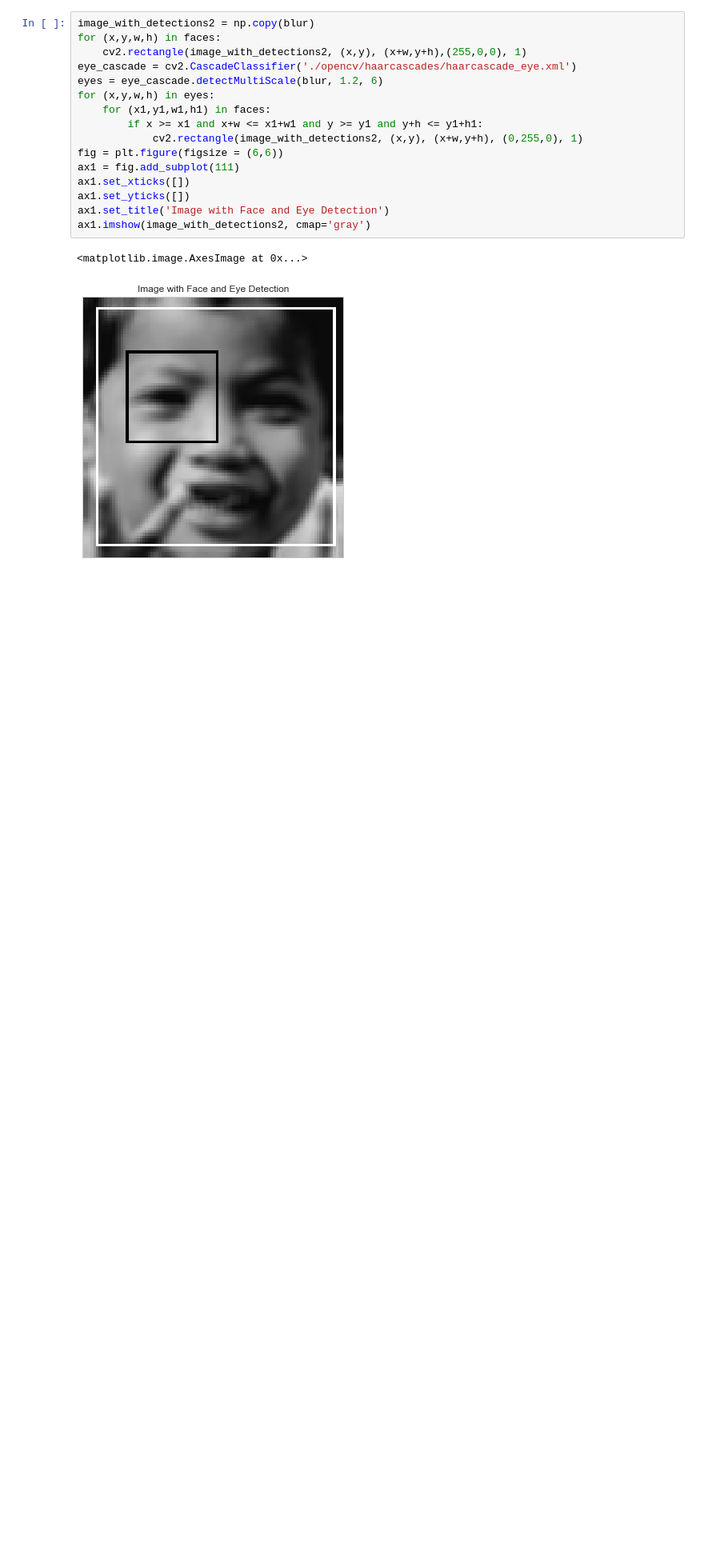
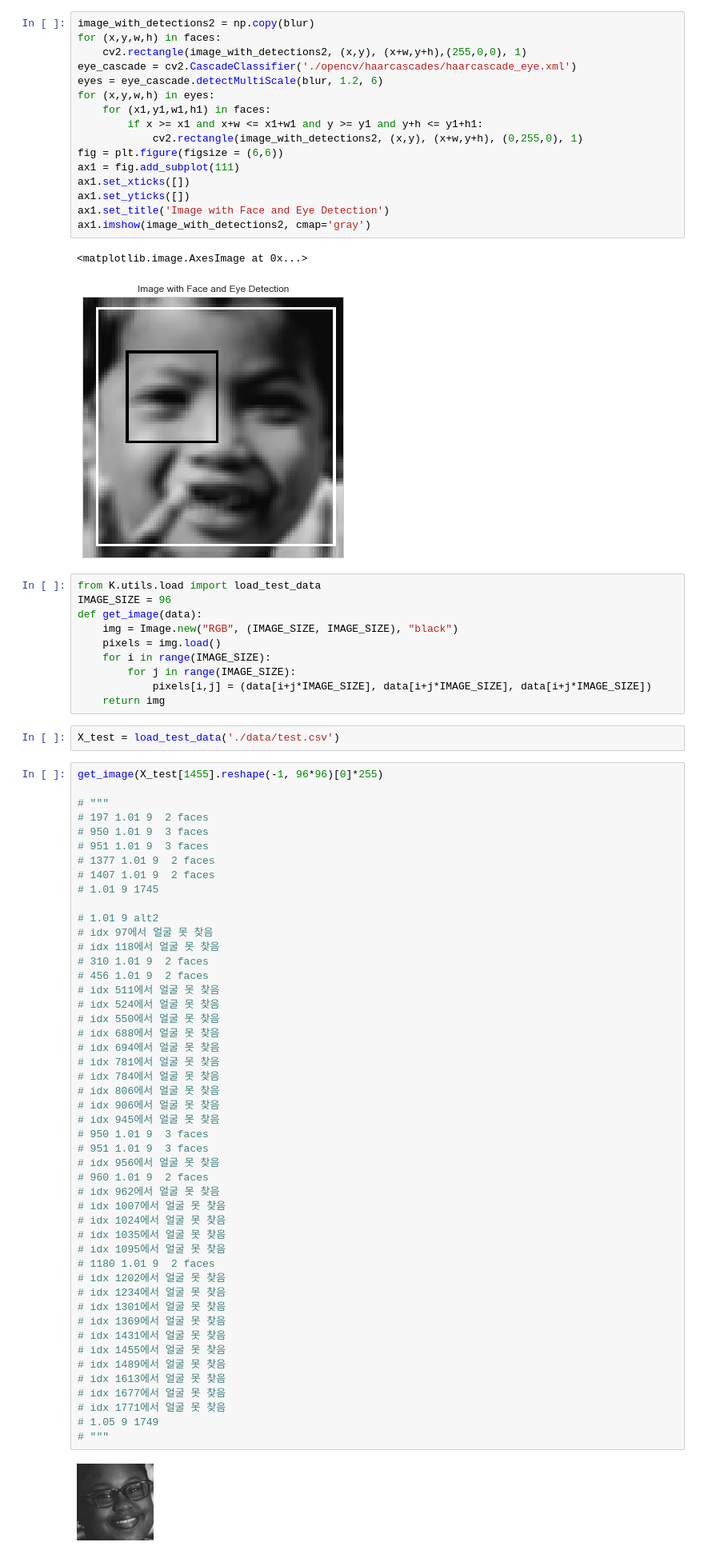
Before and after one commit to sanghapark/facial-keypoints-detection, a Jupyter notebook: OpenCV + Keras.ipynb, the cells around one changed output. Shown at 80% size. Saved outputs shown, nothing was run; the diff lists cells and outputs as text; blank space fills up the shorter version.

```diff
--- a/OpenCV + Keras.ipynb
+++ b/OpenCV + Keras.ipynb
@@ -153,3 +153,65 @@ ax1.imshow(image_with_detections2, cmap='gray')
 # %% [output]
 <matplotlib.image.AxesImage at 0x...>
 [figure]
+# %%
+from K.utils.load import load_test_data
+IMAGE_SIZE = 96
+def get_image(data):
+    img = Image.new("RGB", (IMAGE_SIZE, IMAGE_SIZE), "black")
+    pixels = img.load()
+    for i in range(IMAGE_SIZE):
+        for j in range(IMAGE_SIZE):
+            pixels[i,j] = (data[i+j*IMAGE_SIZE], data[i+j*IMAGE_SIZE], data[i+j*IMAGE_SIZE])
+    return img
+# %%
+X_test = load_test_data('./data/test.csv')
+# %%
+get_image(X_test[1455].reshape(-1, 96*96)[0]*255)
+
+# """
+# 197 1.01 9  2 faces
+# 950 1.01 9  3 faces
+# 951 1.01 9  3 faces
+# 1377 1.01 9  2 faces
+# 1407 1.01 9  2 faces
+# 1.01 9 1745
+
+# 1.01 9 alt2
+# idx 97에서 얼굴 못 찾음
+# idx 118에서 얼굴 못 찾음
+# 310 1.01 9  2 faces
+# 456 1.01 9  2 faces
+# idx 511에서 얼굴 못 찾음
+# idx 524에서 얼굴 못 찾음
+# idx 550에서 얼굴 못 찾음
+# idx 688에서 얼굴 못 찾음
+# idx 694에서 얼굴 못 찾음
+# idx 781에서 얼굴 못 찾음
+# idx 784에서 얼굴 못 찾음
+# idx 806에서 얼굴 못 찾음
+# idx 906에서 얼굴 못 찾음
+# idx 945에서 얼굴 못 찾음
+# 950 1.01 9  3 faces
+# 951 1.01 9  3 faces
+# idx 956에서 얼굴 못 찾음
+# 960 1.01 9  2 faces
+# idx 962에서 얼굴 못 찾음
+# idx 1007에서 얼굴 못 찾음
+# idx 1024에서 얼굴 못 찾음
+# idx 1035에서 얼굴 못 찾음
+# idx 1095에서 얼굴 못 찾음
+# 1180 1.01 9  2 faces
+# idx 1202에서 얼굴 못 찾음
+# idx 1234에서 얼굴 못 찾음
+# idx 1301에서 얼굴 못 찾음
+# idx 1369에서 얼굴 못 찾음
+# idx 1431에서 얼굴 못 찾음
+# idx 1455에서 얼굴 못 찾음
+# idx 1489에서 얼굴 못 찾음
+# idx 1613에서 얼굴 못 찾음
+# idx 1677에서 얼굴 못 찾음
+# idx 1771에서 얼굴 못 찾음
+# 1.05 9 1749
+# """
+# %% [output]
+[figure, added]
```
Also changed, not shown: parts of 2 cells of this notebook, 5 other files.
